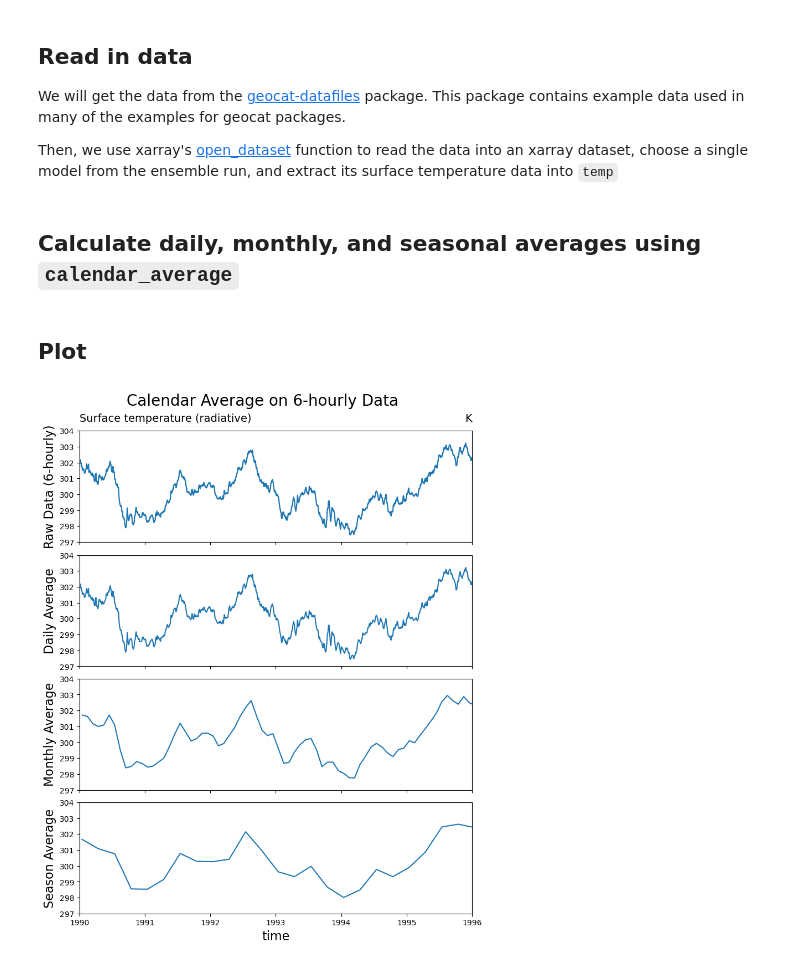
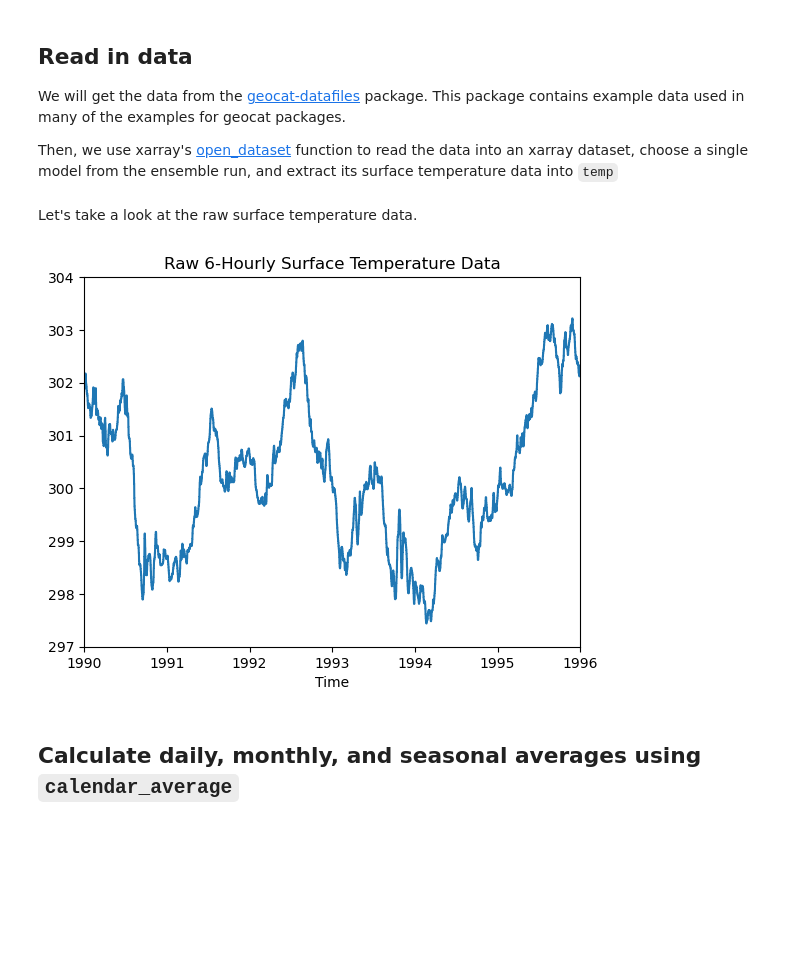
Before and after one commit to NCAR/geocat-comp, a Jupyter notebook: docs/examples/calendar_average.ipynb, the cells around one changed output. Drawn from its saved outputs; the diff is of its cells as text; code cells hidden in the pictures; blank space fills up the shorter version.

```diff
--- a/docs/examples/calendar_average.ipynb
+++ b/docs/examples/calendar_average.ipynb
@@ -43,5 +22,27 @@ ds = xr.open_dataset(gdf.get('netcdf_files/atm.20C.hourly6-1990-1995-TS.nc'))
 ds = ds.isel(member_id=0)  # select one model from the ensemble
 
 temp = ds.TS  # surface temperature data
+# %% [markdown]
+Let's take a look at the raw surface temperature data.
+# %%
+# Convert datetimes to number of hours since 1990-01-01 00:00:00
+# This must be done in order to use the time for the x axis
+time_num_raw = cftime.date2num(temp.time, 'hours since 1990-01-01 00:00:00')
+
+# Start and end time for axes limits in units of hours since 1990-01-01 00:00:00
+tstart = time_num_raw[0]
+tend = time_num_raw[-1]
+
+# Plot
+plt.plot(time_num_raw, temp.data)
+
+plt.xlim(tstart, tend)
+plt.xticks(ticks=range(tstart, tend + 1, 365 * 24), labels=range(1990, 1997));
+plt.ylim(297, 304)
+
+plt.title("Raw 6-Hourly Surface Temperature Data")
+plt.xlabel("Time");
+# %% [output]
+[figure, added]
 # %% [markdown]
 ## Calculate daily, monthly, and seasonal averages using `calendar_average`
@@ -65,47 +48,0 @@ tend = time_num_raw[-1]
-# %% [markdown]
-## Plot
-# %%
-# Make three subplots with shared axes
-fig, ax = plt.subplots(4,
-                       1,
-                       figsize=(8, 10),
-                       sharex=True,
-                       sharey=True,
-                       constrained_layout=True)
-
-# Plot data
-ax[0].plot(time_num_raw, temp.data)
-ax[1].plot(time_num_day, daily.data)
-ax[2].plot(time_num_month, monthly.data)
-ax[3].plot(time_num_season, season.data)
-
-# Use geocat.viz.util convenience function to set axes parameters without
-# calling several matplotlib functions
-gv.set_axes_limits_and_ticks(ax[0],
-                             xlim=(tstart, tend + 1),
-                             xticks=range(tstart, tend + 1, 365 * 24),
-                             xticklabels=range(1990, 1997),
-                             ylim=(297, 304))
-
-# Use geocat.viz.util convenience function to set titles and labels
-gv.set_titles_and_labels(ax[0],
-                         ylabel='Raw Data (6-hourly)',
-                         lefttitle=temp.long_name,
-                         lefttitlefontsize=14,
-                         righttitle=temp.units,
-                         righttitlefontsize=14)
-
-gv.set_titles_and_labels(ax[1], ylabel='Daily Average')
-
-gv.set_titles_and_labels(ax[2], ylabel='Monthly Average')
-
-gv.set_titles_and_labels(ax[3],
-                         ylabel='Season Average',
-                         xlabel=temp.time.long_name)
-
-# Add title manually to control spacing
-fig.suptitle('Calendar Average on 6-hourly Data', fontsize=20)
-
-plt.show()
-# %% [output]
-[figure, removed]
```
Also changed, not shown: parts of 11 cells of this notebook, 1 other file.
